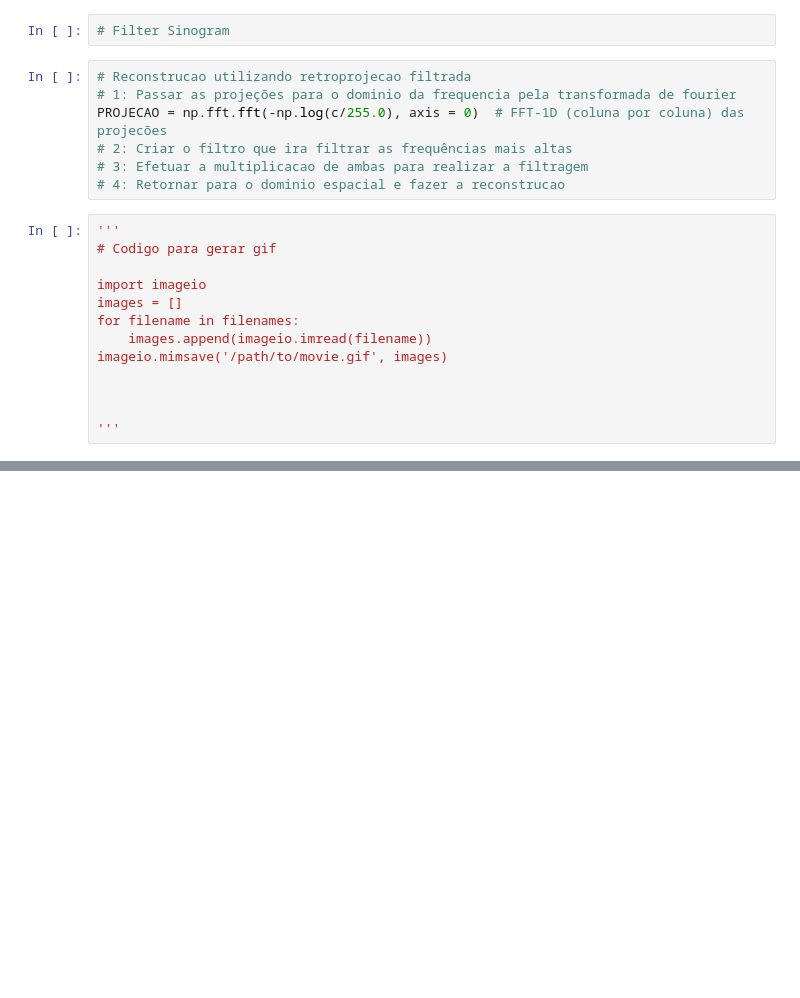
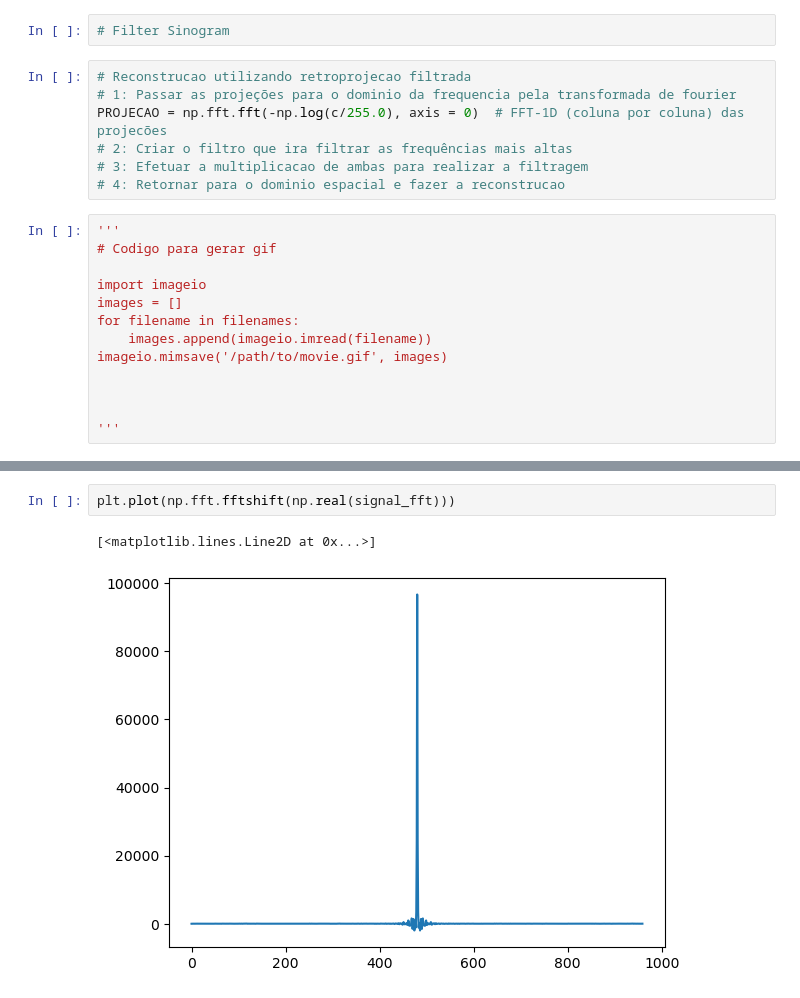
Before and after one commit to Arthur-Nascimento/blender_tomo, a Jupyter notebook: ct_reconstruct.ipynb, the cells around one changed output, grey strips where cells are left out. Drawn from its saved outputs; the diff is of its cells as text; blank space fills up the shorter version.

```diff
--- a/ct_reconstruct.ipynb
+++ b/ct_reconstruct.ipynb
@@ -207,0 +138,5 @@ imageio.mimsave('/path/to/movie.gif', images)
+# %%
+plt.plot(np.fft.fftshift(np.real(signal_fft)))
+# %% [output]
+[<matplotlib.lines.Line2D at 0x...>]
+[figure, added]
```
Also changed, not shown: parts of 29 cells of this notebook.
